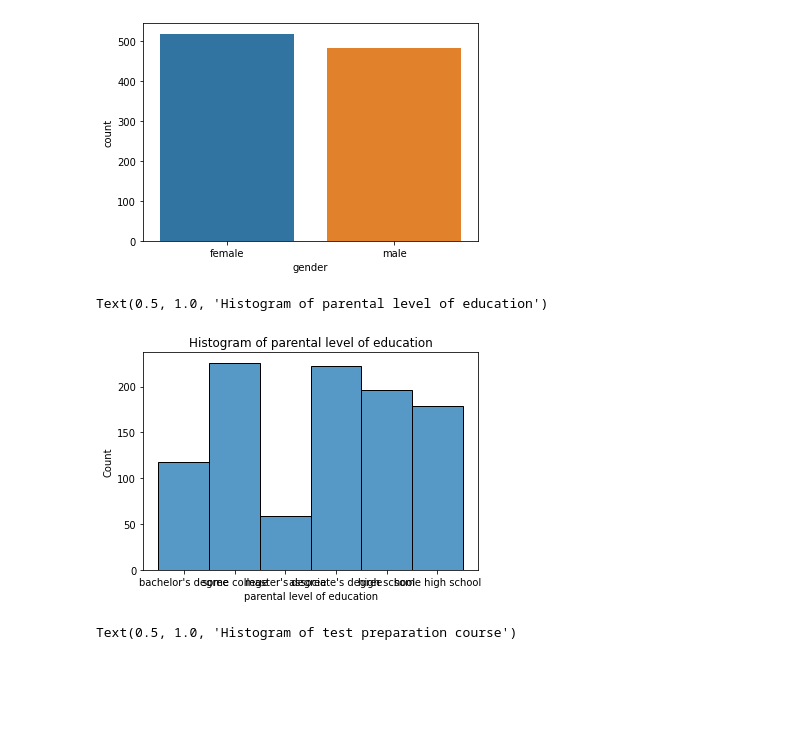
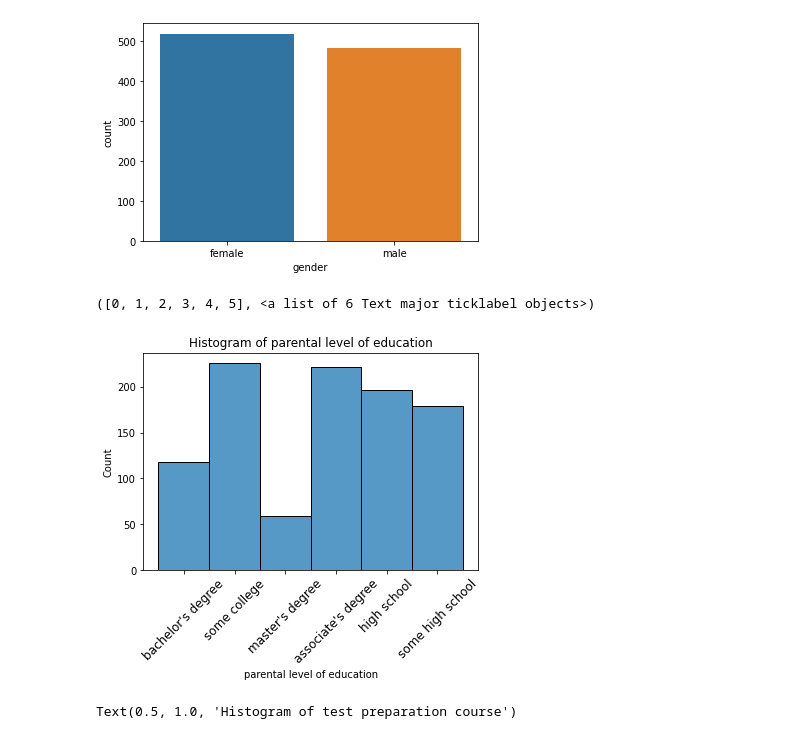
Before and after one commit to maferguillen00/2, a Jupyter notebook: ACT6.ipynb, the cells around one changed output. Drawn from its saved outputs; the diff is of its cells as text; code cells hidden in the pictures; blank space fills up the shorter version.

```diff
--- a/ACT6.ipynb
+++ b/ACT6.ipynb
@@ -118,10 +118,11 @@ sns.countplot(x = 'gender', data = df)
 # %%
 sns.histplot(df['parental level of education'],
              kde = False,
             bins = 20).set_title('Histogram of parental level of education')
+plt.xticks(fontsize = 12, rotation = 45)
 # %% [output]
-Text(0.5, 1.0, 'Histogram of parental level of education')
+([0, 1, 2, 3, 4, 5], <a list of 6 Text major ticklabel objects>)
-[figure, old version]
+[figure, new version]
 # %%
 sns.histplot(df['test preparation course'],
              kde = False,
```
Also changed, not shown: parts of 4 cells of this notebook.
